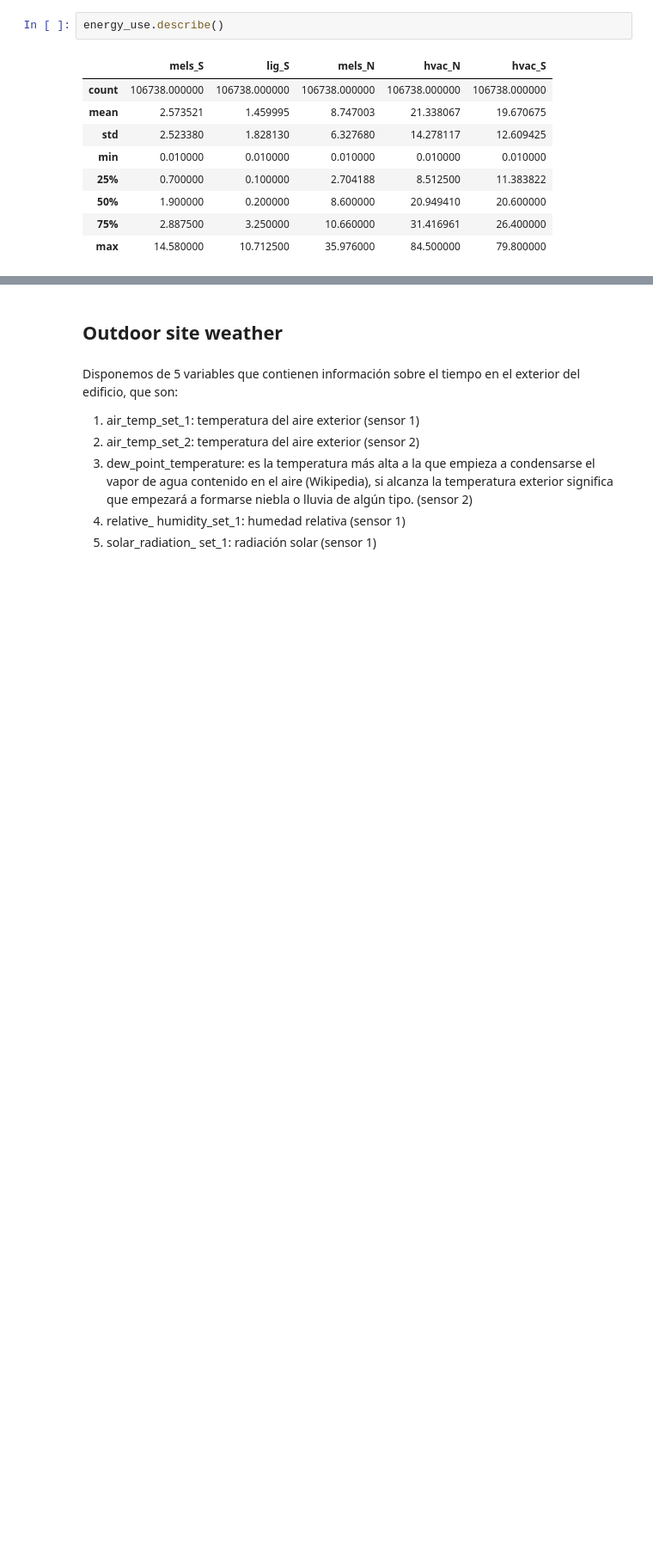
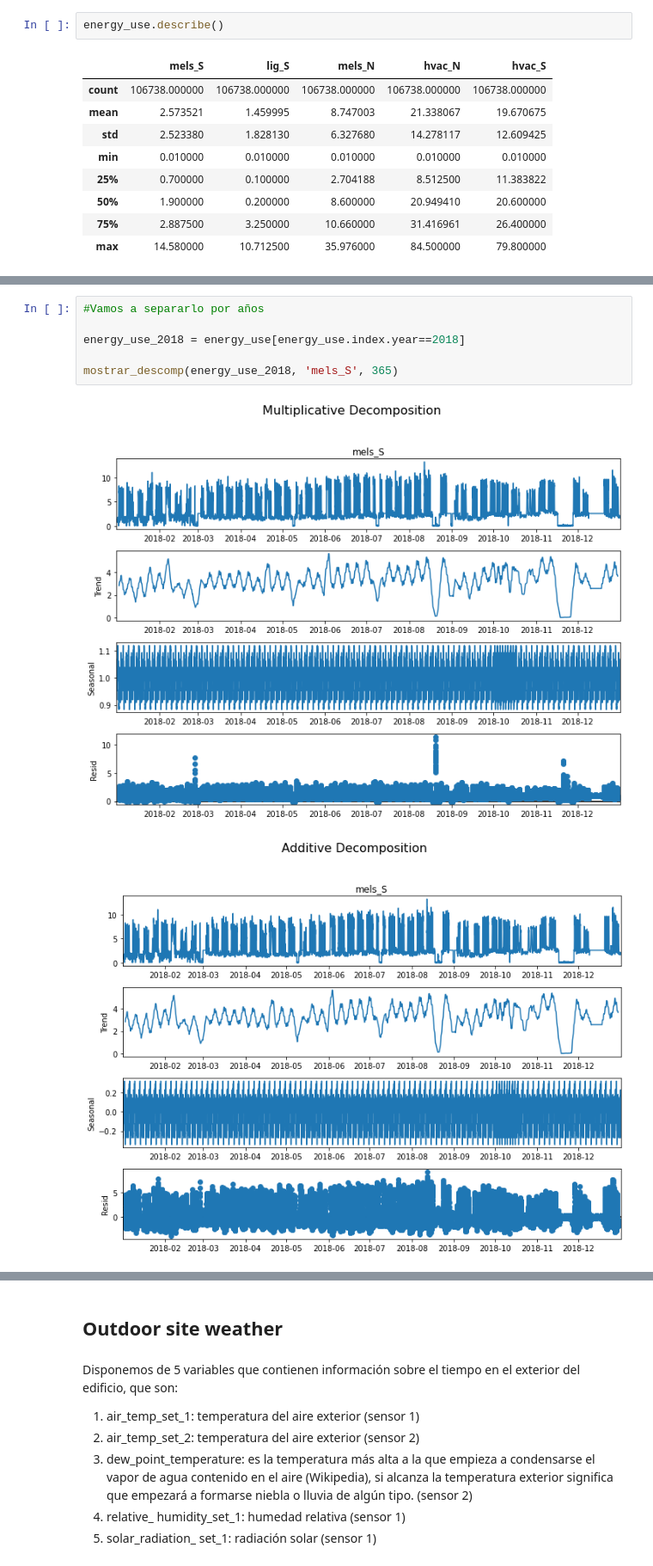
Before and after one commit to maaguado/time-series-building59, a Jupyter notebook: Inicial.ipynb, the cells around one changed output, grey strips where cells are left out. Shown at 86% size. Saved outputs shown, nothing was run; the diff lists cells and outputs as text; blank space fills up the shorter version.

```diff
--- a/Inicial.ipynb
+++ b/Inicial.ipynb
@@ -452,0 +454,9 @@ ValueError: You must specify a period or x must be a pandas object with a Dateti
+# %%
+#Vamos a separarlo por años
+
+energy_use_2018 = energy_use[energy_use.index.year==2018]
+
+mostrar_descomp(energy_use_2018, 'mels_S', 365)
+# %% [output]
+[figure, added]
+[figure, added]
```
Also changed, not shown: parts of 6 cells of this notebook, 2 other files.
